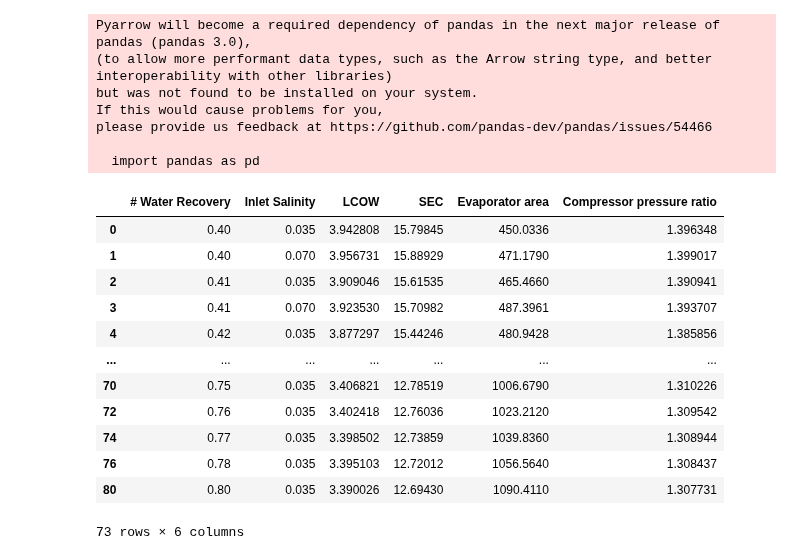
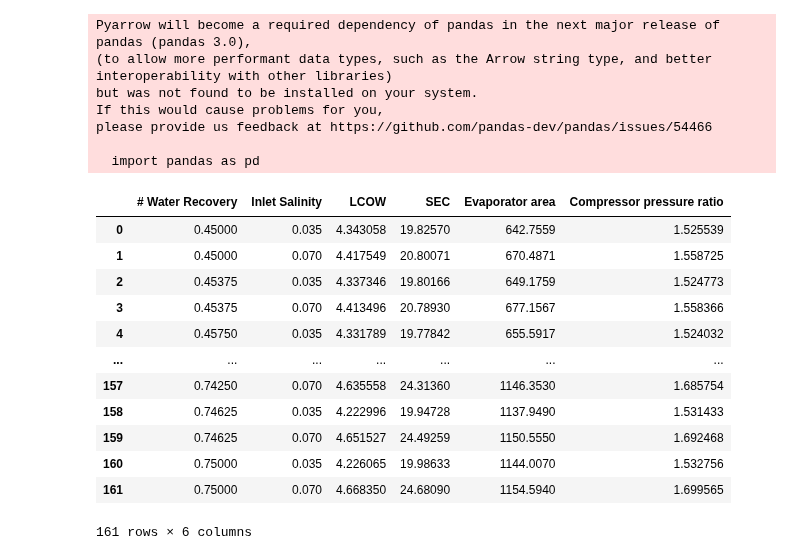
Before and after one commit to savannahsakhai/watertap, a Jupyter notebook: watertap/flowsheets/property_analysis/plotting.ipynb, the cells around one changed output. Saved outputs shown, nothing was run; the diff lists cells and outputs as text; code cells hidden in the pictures.

```diff
--- a/watertap/flowsheets/property_analysis/plotting.ipynb
+++ b/watertap/flowsheets/property_analysis/plotting.ipynb
@@ -20,23 +20,23 @@ data_RO_simple = pd.read_csv(r'C:\Users\sss0031\Documents\GitHub\watertap\watert
 # %%
 data_MVC_seawater = pd.read_csv(r'C:\Users\sss0031\Documents\GitHub\watertap\watertap\flowsheets\property_analysis\data_MVC_sea.csv')
 data_MVC_nacl = pd.read_csv(r'C:\Users\sss0031\Documents\GitHub\watertap\watertap\flowsheets\property_analysis\data_MVC_nacl.csv')
-# data_MVC_simple = pd.read_csv(r'C:\Users\sss0031\Documents\GitHub\watertap\watertap\flowsheets\property_analysis\data_MVC_simple.csv')
+data_MVC_simple = pd.read_csv(r'C:\Users\sss0031\Documents\GitHub\watertap\watertap\flowsheets\property_analysis\data_MVC_simple.csv')
 
 data_MVC_seawater.dropna()
 # %% [output]
 |  | # Water Recovery | Inlet Salinity | LCOW | SEC | Evaporator area | Compressor pressure ratio |
-| 0 | 0.40 | 0.035 | 3.942808 | 15.79845 | 450.0336 | 1.396348 |
-| 1 | 0.40 | 0.070 | 3.956731 | 15.88929 | 471.1790 | 1.399017 |
-| 2 | 0.41 | 0.035 | 3.909046 | 15.61535 | 465.4660 | 1.390941 |
-| 3 | 0.41 | 0.070 | 3.923530 | 15.70982 | 487.3961 | 1.393707 |
-| 4 | 0.42 | 0.035 | 3.877297 | 15.44246 | 480.9428 | 1.385856 |
+| 0 | 0.45000 | 0.035 | 4.343058 | 19.82570 | 642.7559 | 1.525539 |
+| 1 | 0.45000 | 0.070 | 4.417549 | 20.80071 | 670.4871 | 1.558725 |
+| 2 | 0.45375 | 0.035 | 4.337346 | 19.80166 | 649.1759 | 1.524773 |
+| 3 | 0.45375 | 0.070 | 4.413496 | 20.78930 | 677.1567 | 1.558366 |
+| 4 | 0.45750 | 0.035 | 4.331789 | 19.77842 | 655.5917 | 1.524032 |
 | ... | ... | ... | ... | ... | ... | ... |
-| 70 | 0.75 | 0.035 | 3.406821 | 12.78519 | 1006.6790 | 1.310226 |
-| 72 | 0.76 | 0.035 | 3.402418 | 12.76036 | 1023.2120 | 1.309542 |
-| 74 | 0.77 | 0.035 | 3.398502 | 12.73859 | 1039.8360 | 1.308944 |
-| 76 | 0.78 | 0.035 | 3.395103 | 12.72012 | 1056.5640 | 1.308437 |
-| 80 | 0.80 | 0.035 | 3.390026 | 12.69430 | 1090.4110 | 1.307731 |
+| 157 | 0.74250 | 0.070 | 4.635558 | 24.31360 | 1146.3530 | 1.685754 |
+| 158 | 0.74625 | 0.035 | 4.222996 | 19.94728 | 1137.9490 | 1.531433 |
+| 159 | 0.74625 | 0.070 | 4.651527 | 24.49259 | 1150.5550 | 1.692468 |
+| 160 | 0.75000 | 0.035 | 4.226065 | 19.98633 | 1144.0070 | 1.532756 |
+| 161 | 0.75000 | 0.070 | 4.668350 | 24.68090 | 1154.5940 | 1.699565 |
-73 rows × 6 columns
+161 rows × 6 columns
 # %%
 fig, axs = plt.subplots(ncols=2, nrows=2, figsize=(3.5*3, 2.5*3)) #figsize=(3.5, 2.5)
 
```
Also changed, not shown: parts of 2 cells of this notebook, 8 other files.
